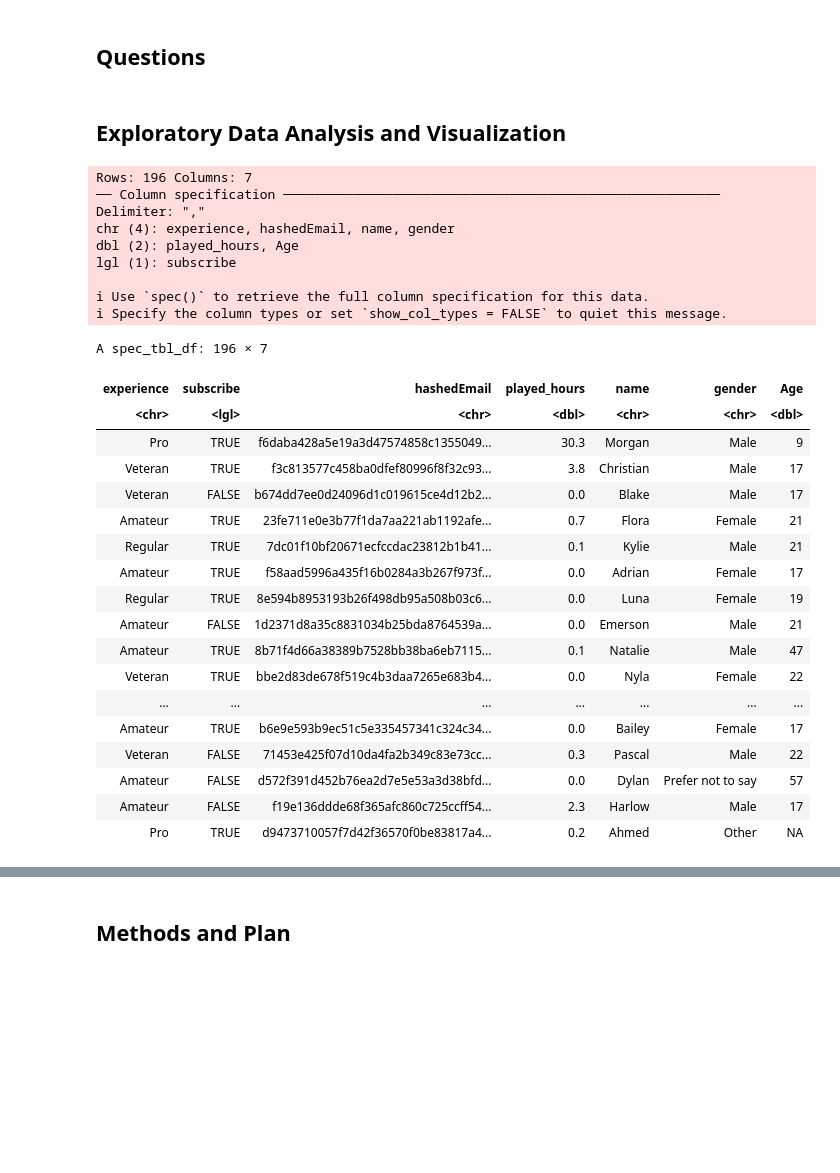
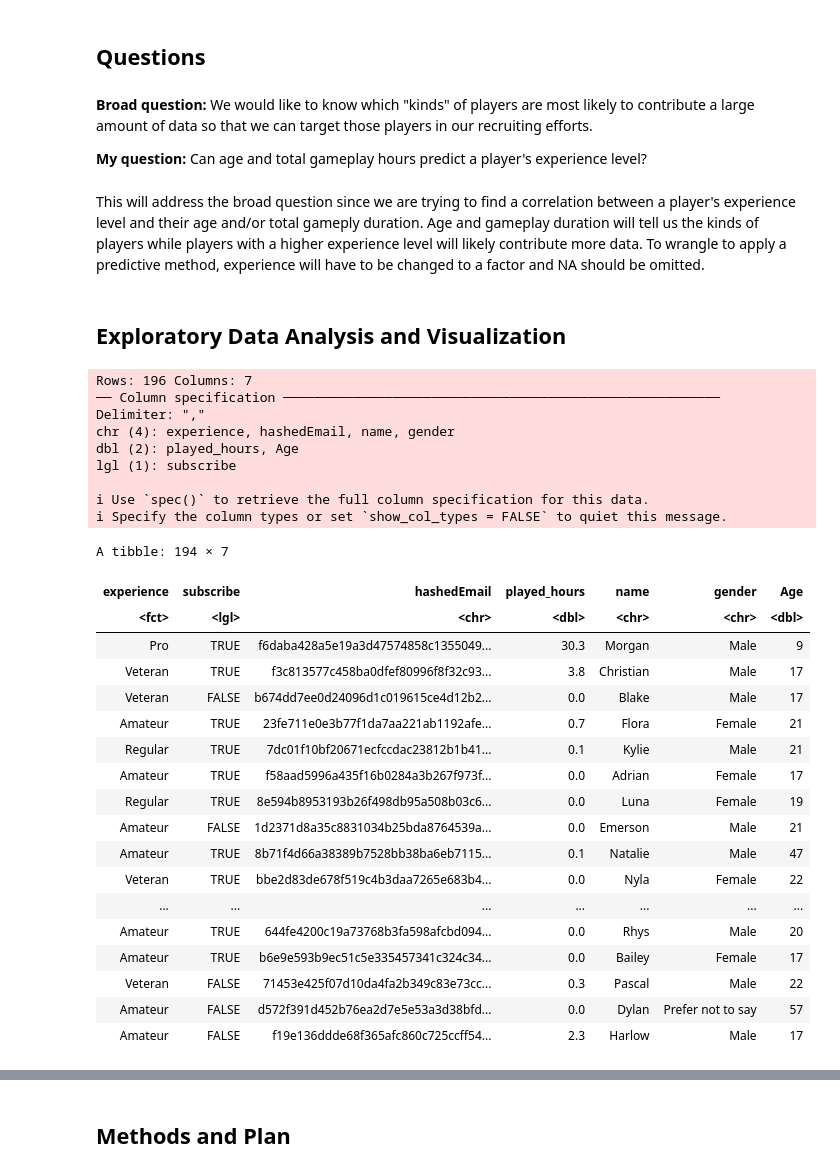
Before and after one commit to chloe8162022/individual_project_dsci100, a Jupyter notebook: individual_project.ipynb, the cells around one changed output, grey strips where cells are left out. Drawn from its saved outputs; the diff is of its cells as text; code cells hidden in the pictures; blank space fills up the shorter version.

```diff
--- a/individual_project.ipynb
+++ b/individual_project.ipynb
@@ -100,24 +90,33 @@ A tibble: 1 × 2
 | 1.719201e+12 | 1.719196e+12 |
 # %% [markdown]
 ## Questions
+# %% [markdown]
+**Broad question:** We would like to know which "kinds" of players are most likely to contribute a large amount of data so that we can target those players in our recruiting efforts.
+
+**My question:** Can age and total gameplay hours predict a player's experience level?
+# %% [markdown]
+This will address the broad question since we are trying to find a correlation between a player's experience level and their age and/or total gameply duration. Age and gameplay duration will tell us the kinds of players while players with a higher experience level will likely contribute more data. To wrangle to apply a predictive method, experience will have to be changed to a factor and NA should be omitted.
 # %% [markdown]
 ## Exploratory Data Analysis and Visualization
 # %%
-players_data <- read_csv("players.csv")
+#loading the data into R and tidying
+players_data <- read_csv("players.csv") |>
+    mutate(experience = as_factor(experience)) |>
+    na.omit()
 players_data
 # %% [output]
 Rows: 196 Columns: 7
 ── Column specification ────────────────────────────────────────────────────────
 Delimiter: ","
 chr (4): experience, hashedEmail, name, gender
 dbl (2): played_hours, Age
 lgl (1): subscribe
 
 ℹ Use `spec()` to retrieve the full column specification for this data.
 ℹ Specify the column types or set `show_col_types = FALSE` to quiet this message.
-A spec_tbl_df: 196 × 7
+A tibble: 194 × 7
 | experience | subscribe | hashedEmail | played_hours | name | gender | Age |
-| <chr> | <lgl> | <chr> | <dbl> | <chr> | <chr> | <dbl> |
+| <fct> | <lgl> | <chr> | <dbl> | <chr> | <chr> | <dbl> |
 | Pro | TRUE | f6daba428a5e19a3d47574858c1355049... | 30.3 | Morgan | Male | 9 |
 | Veteran | TRUE | f3c813577c458ba0dfef80996f8f32c93... | 3.8 | Christian | Male | 17 |
 | Veteran | FALSE | b674dd7ee0d24096d1c019615ce4d12b2... | 0.0 | Blake | Male | 17 |
@@ -129,8 +128,8 @@ A spec_tbl_df: 196 × 7
 | Amateur | TRUE | 8b71f4d66a38389b7528bb38ba6eb7115... | 0.1 | Natalie | Male | 47 |
 | Veteran | TRUE | bbe2d83de678f519c4b3daa7265e683b4... | 0.0 | Nyla | Female | 22 |
 | ... | ... | ... | ... | ... | ... | ... |
+| Amateur | TRUE | 644fe4200c19a73768b3fa598afcbd094... | 0.0 | Rhys | Male | 20 |
 | Amateur | TRUE | b6e9e593b9ec51c5e335457341c324c34... | 0.0 | Bailey | Female | 17 |
 | Veteran | FALSE | 71453e425f07d10da4fa2b349c83e73cc... | 0.3 | Pascal | Male | 22 |
 | Amateur | FALSE | d572f391d452b76ea2d7e5e53a3d38bfd... | 0.0 | Dylan | Prefer not to say | 57 |
 | Amateur | FALSE | f19e136ddde68f365afc860c725ccff54... | 2.3 | Harlow | Male | 17 |
-| Pro | TRUE | d9473710057f7d42f36570f0be83817a4... | 0.2 | Ahmed | Other | NA |
```
Also changed, not shown: parts of 6 cells of this notebook.
